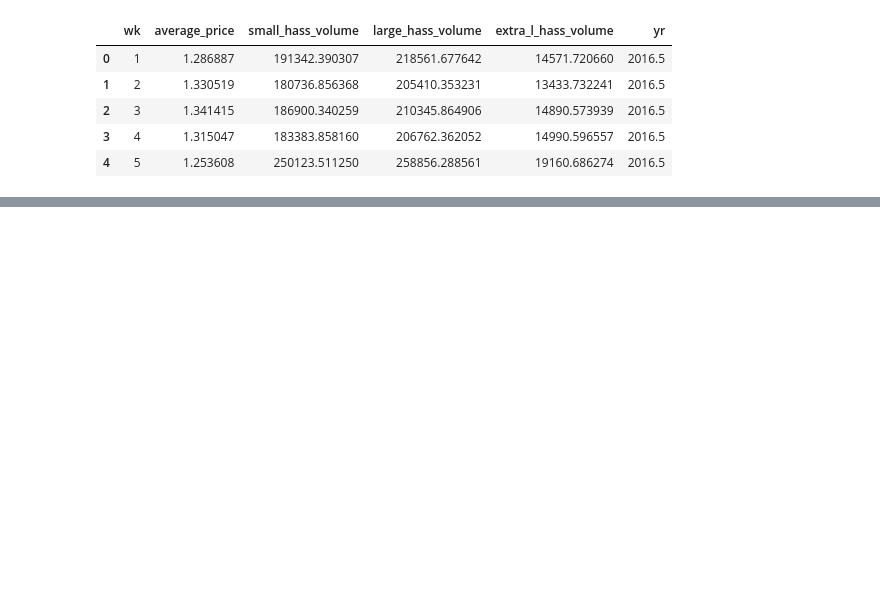
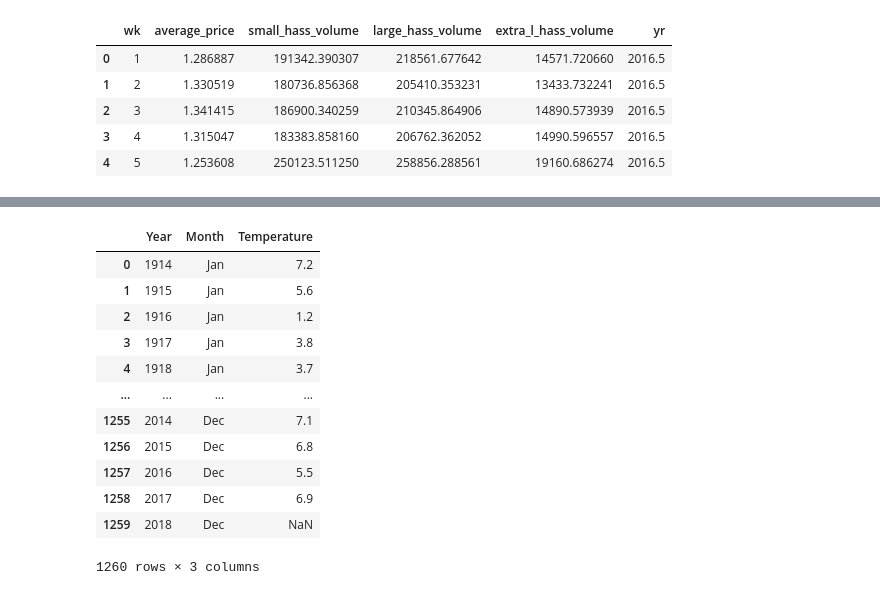
Before and after one commit to aepii/EECS690-DataScience, a Jupyter notebook: projects/project3/src/simental_3.ipynb, the cells around one changed output, grey strips where cells are left out. Cells and saved outputs as stored; diff of their text form; code cells hidden in the pictures; blank space fills up the shorter version.

```diff
--- a/projects/project3/src/simental_3.ipynb
+++ b/projects/project3/src/simental_3.ipynb
@@ -78,0 +189,22 @@ avocado_prices_weekly.head(5)
+# %%
+# Task 2.2
+
+# Tidy up the data: wide to long
+departure_bay_temperature_tidy = departure_bay_temperature.melt(id_vars="Year", var_name="Month", value_name="Temperature")
+
+# Display the first few rows of the data frame
+departure_bay_temperature_tidy
+# %% [output]
+|  | Year | Month | Temperature |
+| 0 | 1914 | Jan | 7.2 |
+| 1 | 1915 | Jan | 5.6 |
+| 2 | 1916 | Jan | 1.2 |
+| 3 | 1917 | Jan | 3.8 |
+| 4 | 1918 | Jan | 3.7 |
+| ... | ... | ... | ... |
+| 1255 | 2014 | Dec | 7.1 |
+| 1256 | 2015 | Dec | 6.8 |
+| 1257 | 2016 | Dec | 5.5 |
+| 1258 | 2017 | Dec | 6.9 |
+| 1259 | 2018 | Dec | NaN |
+1260 rows × 3 columns
```
Also changed, not shown: parts of 10 cells of this notebook, 1 other file.
